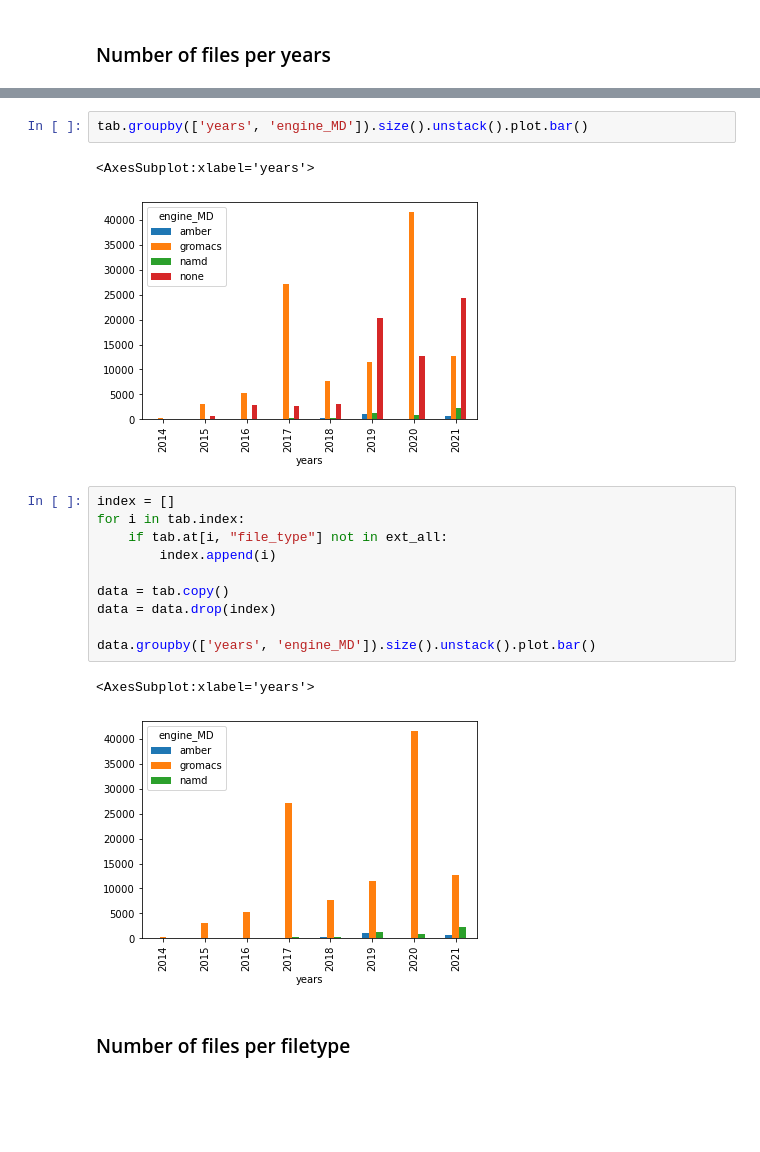
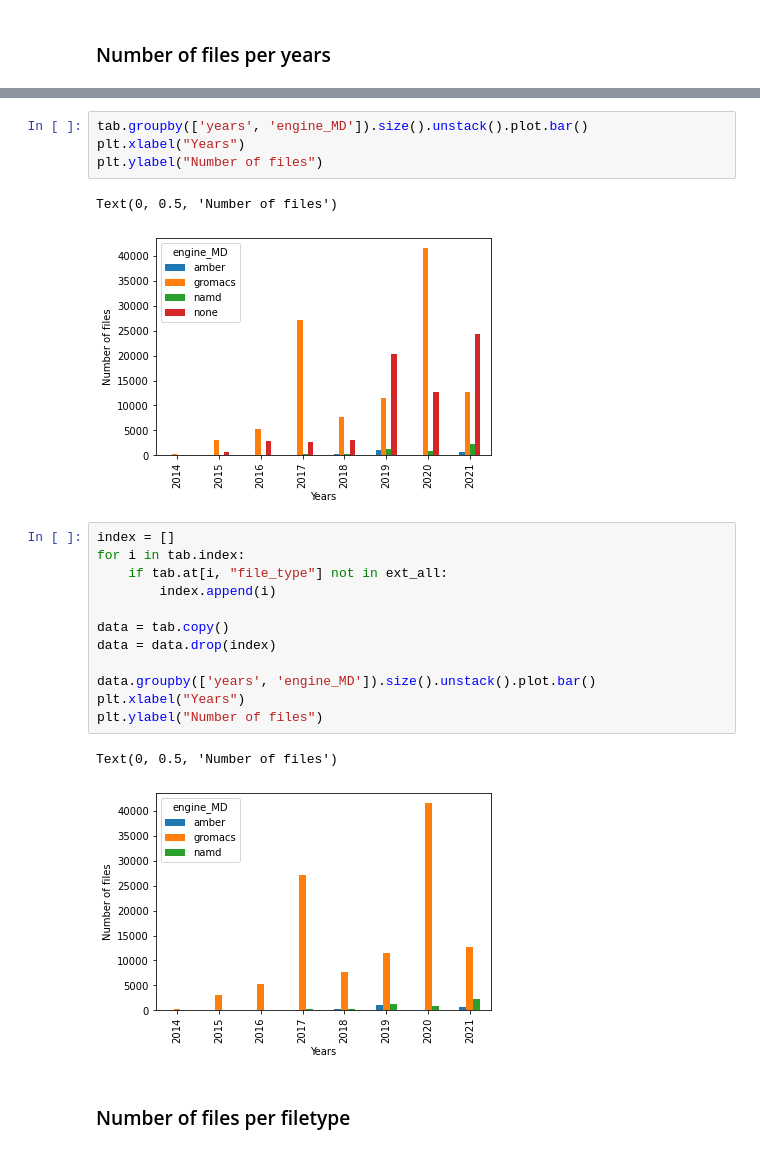
Before and after one commit to MDverse/mdws, a Jupyter notebook: analysis.ipynb, the cells around one changed output, grey strips where cells are left out. Cells and saved outputs as stored; diff of their text form; blank space fills up the shorter version.

```diff
--- a/analysis.ipynb
+++ b/analysis.ipynb
@@ -79,8 +74,10 @@ tab["years"].value_counts().sort_index().plot(kind = "bar")
 # %%
 tab.groupby(['years', 'engine_MD']).size().unstack().plot.bar()
+plt.xlabel("Years")
+plt.ylabel("Number of files")
 # %% [output]
-<AxesSubplot:xlabel='years'>
+Text(0, 0.5, 'Number of files')
-[figure, old version]
+[figure, new version]
 # %%
 index = []
 for i in tab.index:
@@ -91,9 +88,11 @@ data = tab.copy()
 data = data.drop(index)
 
 data.groupby(['years', 'engine_MD']).size().unstack().plot.bar()
+plt.xlabel("Years")
+plt.ylabel("Number of files")
 # %% [output]
-<AxesSubplot:xlabel='years'>
+Text(0, 0.5, 'Number of files')
-[figure, old version]
+[figure, new version]
 # %% [markdown]
 ### Number of files per filetype
 # %% [markdown]
```
Also changed, not shown: parts of 8 cells of this notebook.
